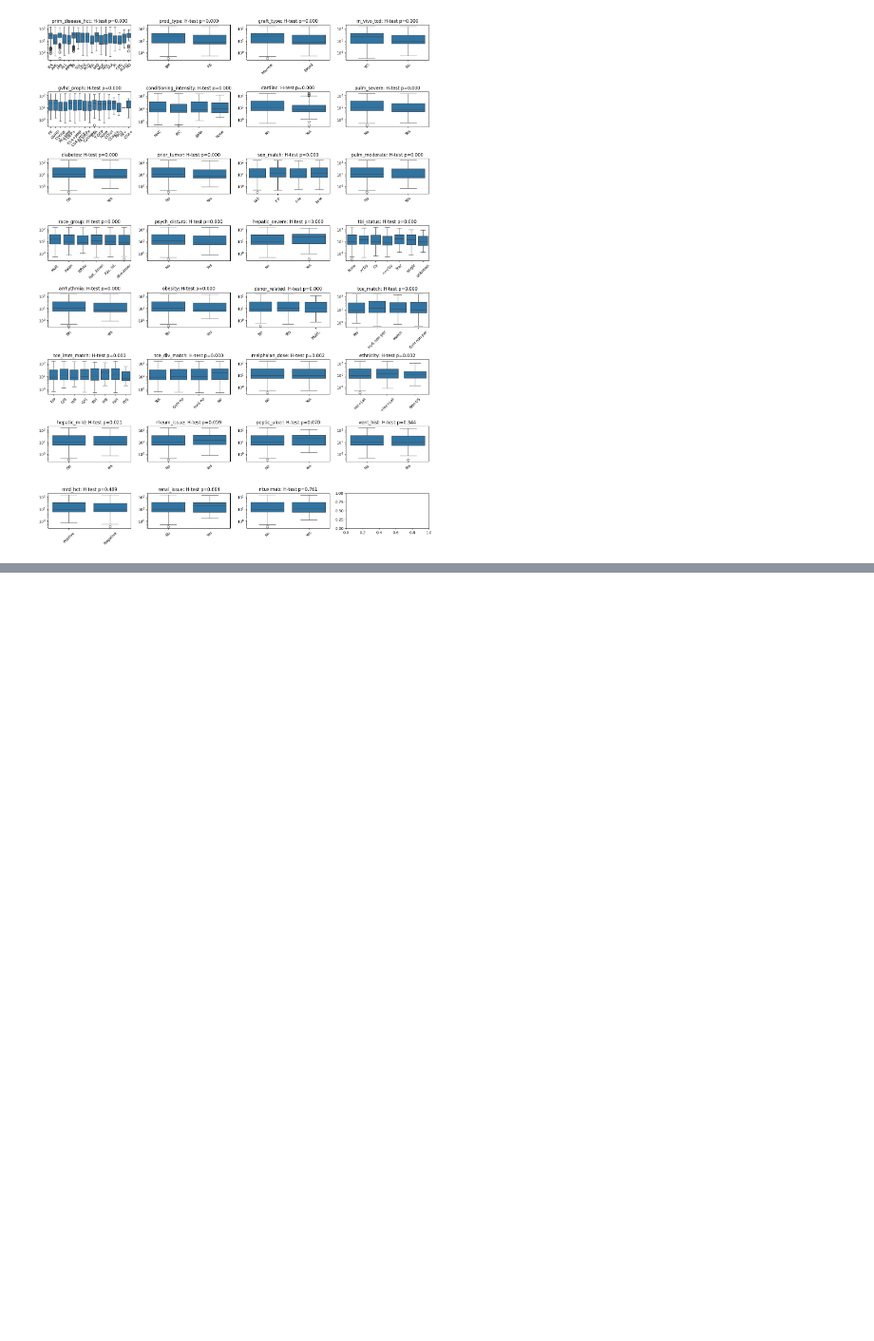
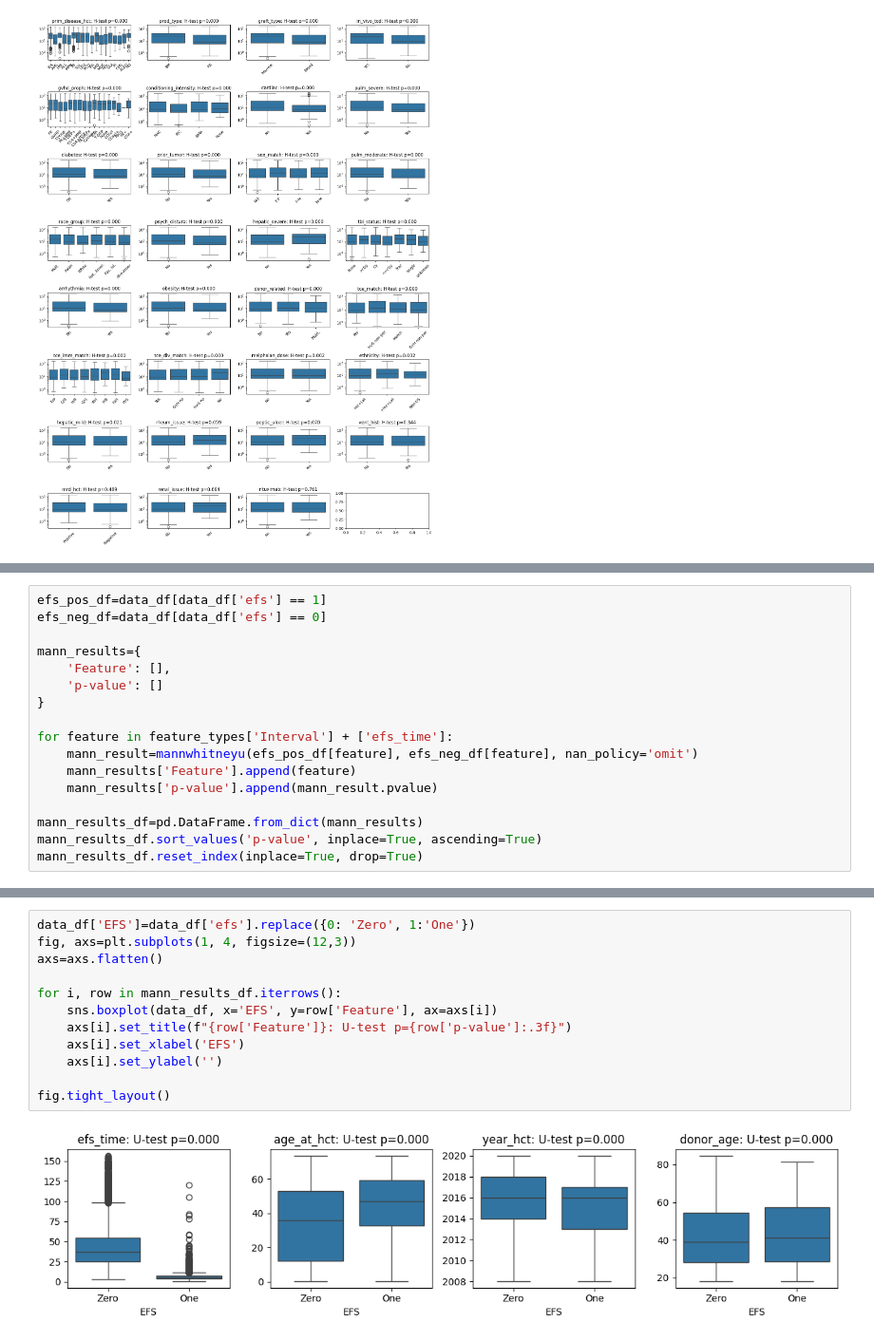
Before and after one commit to gperdrizet/HSCT_survival, a Jupyter notebook: notebooks/01.1-EDA_feature_inspection.ipynb, the cells around one changed output, grey strips where cells are left out. Shown at 95% size. Saved outputs shown, nothing was run; the diff lists cells and outputs as text; blank space fills up the shorter version.

```diff
--- a/notebooks/01.1-EDA_feature_inspection.ipynb
+++ b/notebooks/01.1-EDA_feature_inspection.ipynb
@@ -772,0 +890,17 @@ fig.tight_layout()
+# %%
+efs_pos_df=data_df[data_df['efs'] == 1]
+efs_neg_df=data_df[data_df['efs'] == 0]
+
+mann_results={
+    'Feature': [],
+    'p-value': []
+}
+
+for feature in feature_types['Interval'] + ['efs_time']:
+    mann_result=mannwhitneyu(efs_pos_df[feature], efs_neg_df[feature], nan_policy='omit')
+    mann_results['Feature'].append(feature)
+    mann_results['p-value'].append(mann_result.pvalue)
+
+mann_results_df=pd.DataFrame.from_dict(mann_results)
+mann_results_df.sort_values('p-value', inplace=True, ascending=True)
+mann_results_df.reset_index(inplace=True, drop=True)
@@ -772,0 +913,14 @@ fig.tight_layout()
+# %%
+data_df['EFS']=data_df['efs'].replace({0: 'Zero', 1:'One'})
+fig, axs=plt.subplots(1, 4, figsize=(12,3))
+axs=axs.flatten()
+
+for i, row in mann_results_df.iterrows():
+    sns.boxplot(data_df, x='EFS', y=row['Feature'], ax=axs[i])
+    axs[i].set_title(f"{row['Feature']}: U-test p={row['p-value']:.3f}")
+    axs[i].set_xlabel('EFS')
+    axs[i].set_ylabel('')
+
+fig.tight_layout()
+# %% [output]
+[figure, added]
```
Also changed, not shown: parts of 13 cells of this notebook.
